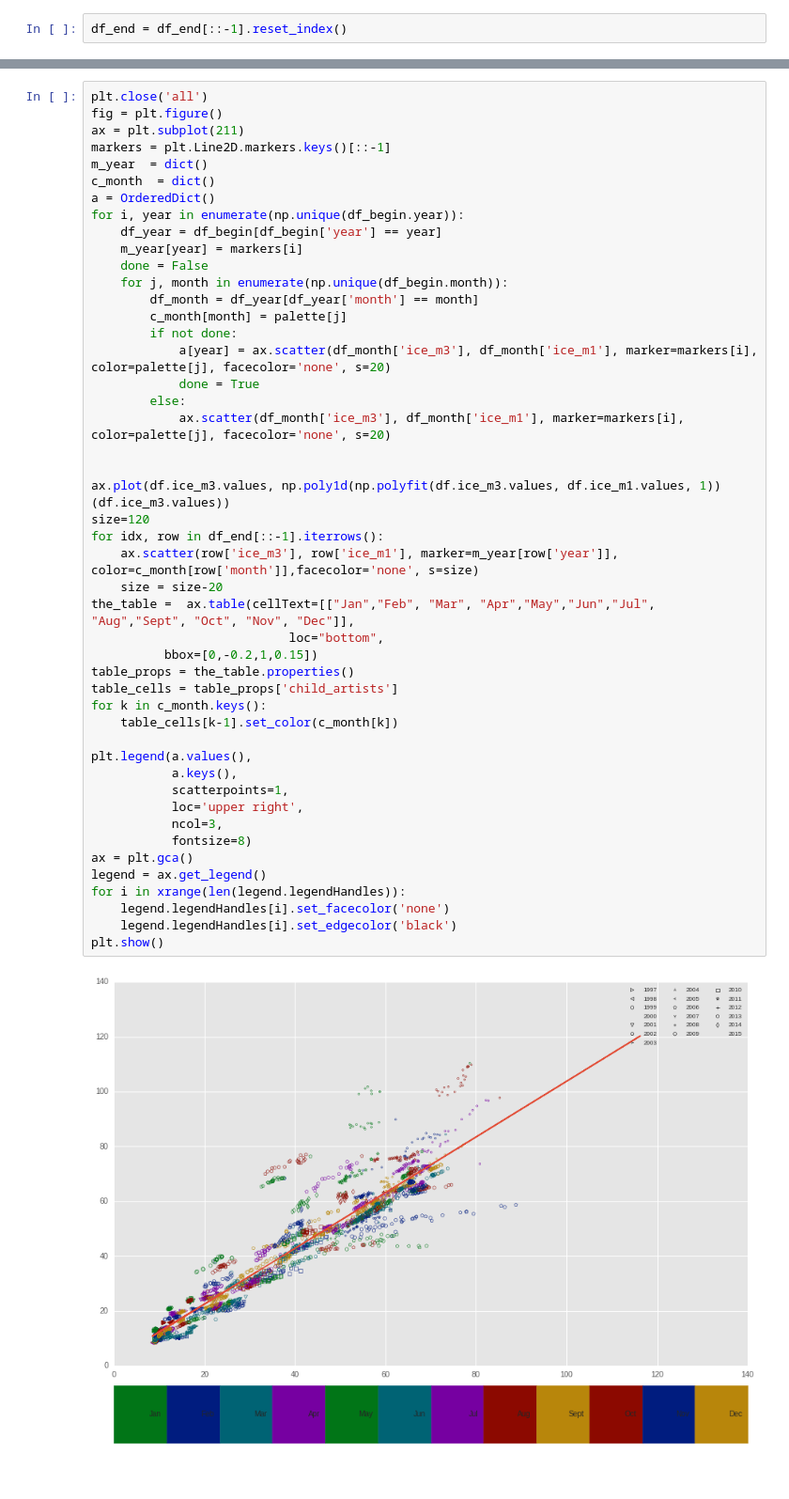
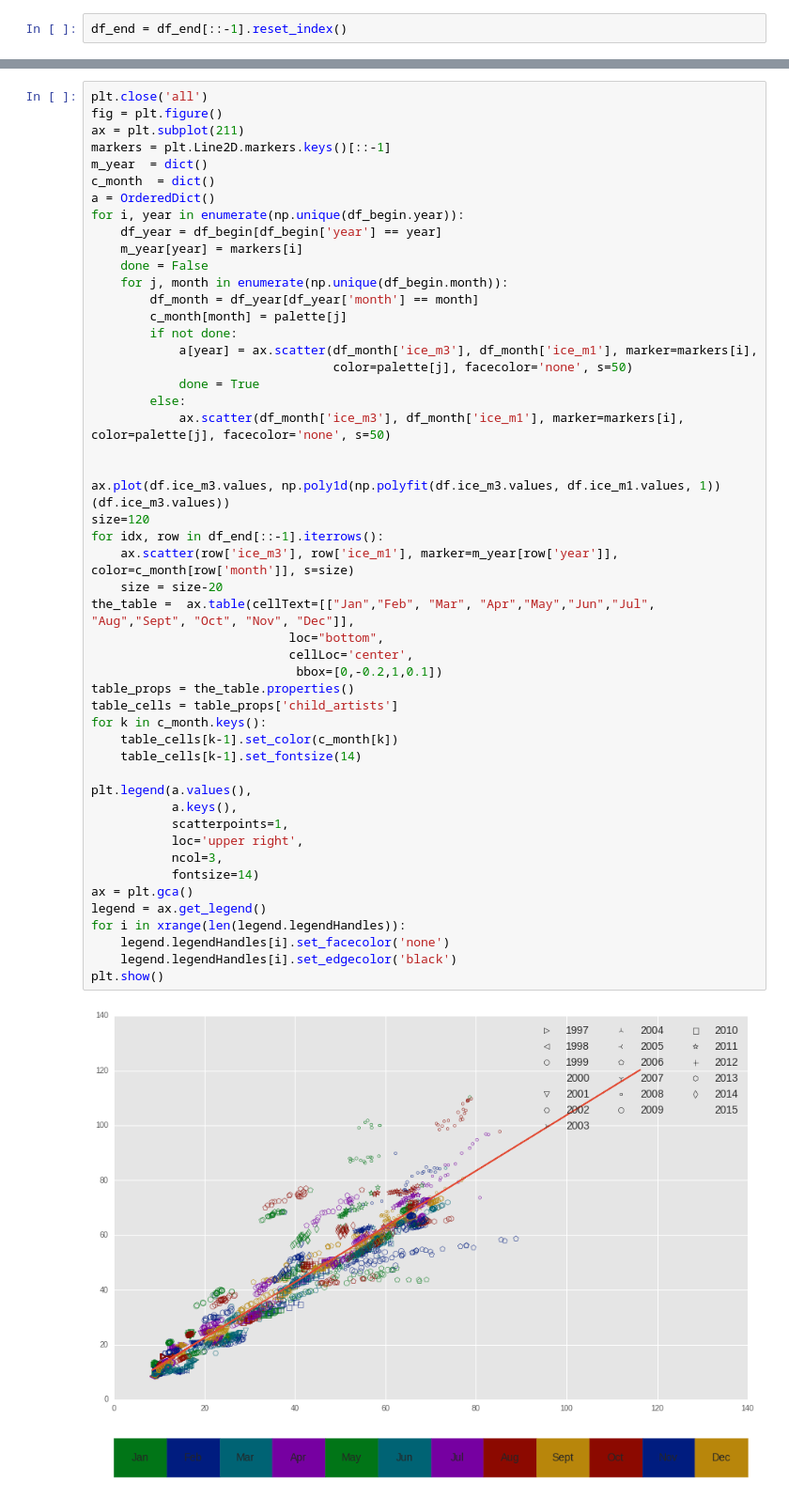
Before and after one commit to sharmak/python, a Jupyter notebook: testscatter.ipynb, the cells around one changed output, grey strips where cells are left out. Shown at 94% size. Saved outputs shown, nothing was run; the diff lists cells and outputs as text.

Commit message:
adding scatter test

```diff
--- a/testscatter.ipynb
+++ b/testscatter.ipynb
@@ -82,36 +82,39 @@ for i, year in enumerate(np.unique(df_begin.year)):
         df_month = df_year[df_year['month'] == month]
         c_month[month] = palette[j]
         if not done:
-            a[year] = ax.scatter(df_month['ice_m3'], df_month['ice_m1'], marker=markers[i], color=palette[j], facecolor='none', s=20)
+            a[year] = ax.scatter(df_month['ice_m3'], df_month['ice_m1'], marker=markers[i],
+                                 color=palette[j], facecolor='none', s=50)
             done = True
         else:
-            ax.scatter(df_month['ice_m3'], df_month['ice_m1'], marker=markers[i], color=palette[j], facecolor='none', s=20)
+            ax.scatter(df_month['ice_m3'], df_month['ice_m1'], marker=markers[i], color=palette[j], facecolor='none', s=50)
 
 
 ax.plot(df.ice_m3.values, np.poly1d(np.polyfit(df.ice_m3.values, df.ice_m1.values, 1))(df.ice_m3.values))
 size=120
 for idx, row in df_end[::-1].iterrows():
-    ax.scatter(row['ice_m3'], row['ice_m1'], marker=m_year[row['year']], color=c_month[row['month']],facecolor='none', s=size)
+    ax.scatter(row['ice_m3'], row['ice_m1'], marker=m_year[row['year']], color=c_month[row['month']], s=size)
     size = size-20
 the_table =  ax.table(cellText=[["Jan","Feb", "Mar", "Apr","May","Jun","Jul", "Aug","Sept", "Oct", "Nov", "Dec"]],
                            loc="bottom",
-          bbox=[0,-0.2,1,0.15])
+                           cellLoc='center',
+                            bbox=[0,-0.2,1,0.1])
 table_props = the_table.properties()
 table_cells = table_props['child_artists']
 for k in c_month.keys():
     table_cells[k-1].set_color(c_month[k])
+    table_cells[k-1].set_fontsize(14)
 
 plt.legend(a.values(),
            a.keys(),
            scatterpoints=1,
            loc='upper right',
            ncol=3,
-           fontsize=8)
+           fontsize=14)
 ax = plt.gca()
 legend = ax.get_legend()
 for i in xrange(len(legend.legendHandles)):
     legend.legendHandles[i].set_facecolor('none')
     legend.legendHandles[i].set_edgecolor('black')
 plt.show()
 # %% [output]
-[figure, old version]
+[figure, new version]
```
Also changed, not shown: parts of 3 cells of this notebook.
